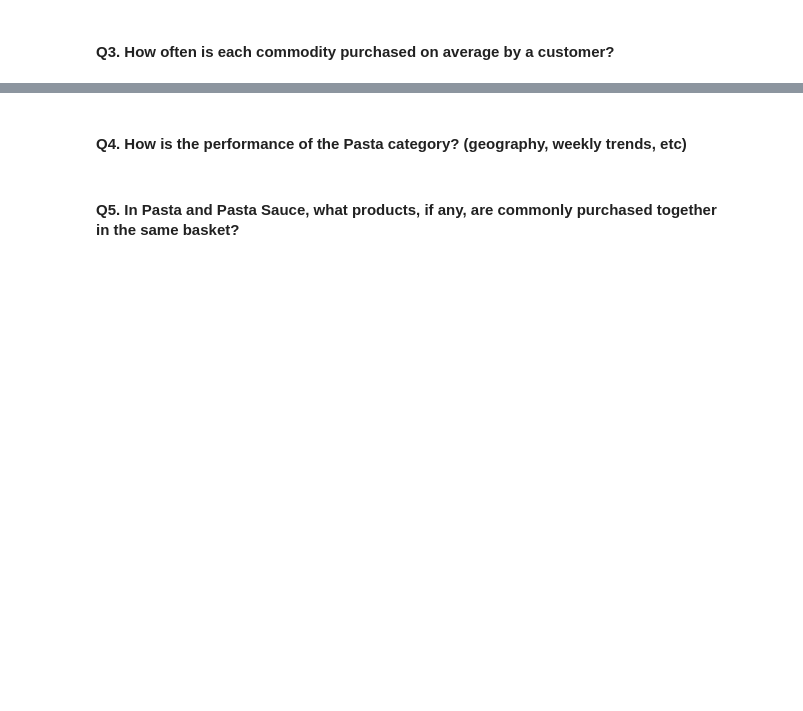
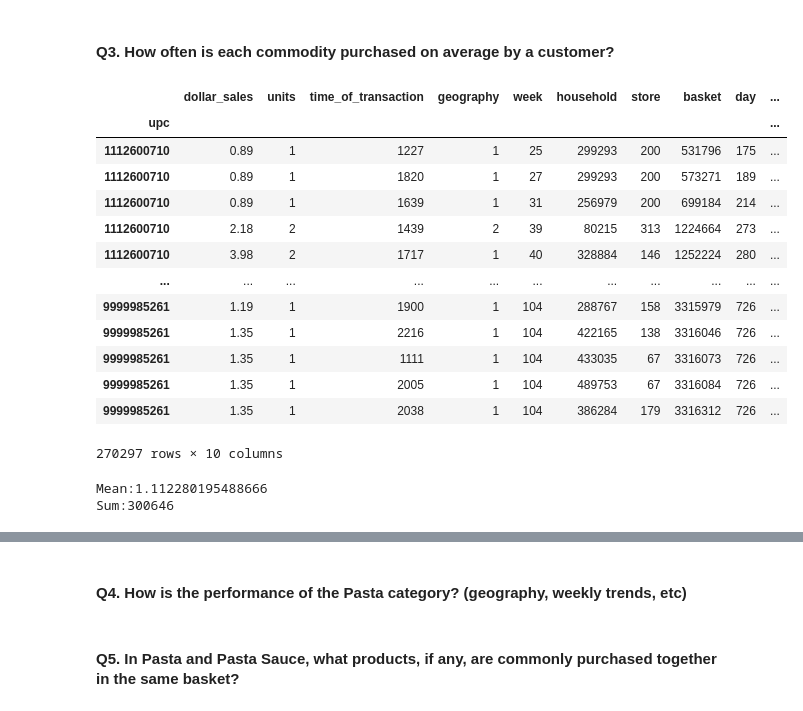
Before and after one commit to christianeckert03/carbo_loading_test, a Jupyter notebook: Live Coding Test (Carbo Loading).ipynb, the cells around one changed output, grey strips where cells are left out. Saved outputs shown, nothing was run; the diff lists cells and outputs as text; code cells hidden in the pictures; blank space fills up the shorter version.

```diff
--- a/Live Coding Test (Carbo Loading).ipynb
+++ b/Live Coding Test (Carbo Loading).ipynb
@@ -157,2 +277,39 @@ brands = product2.value_counts('brand').index.tolist
 # %% [markdown]
 #### Q3. How often is each commodity purchased on average by a customer?
+# %%
+# We're gonna make these next couple questions easier by creating four UPC lists, one for each commodity.
+product2 = product.copy()
+pasta_upc = product2.set_index('commodity').loc['pasta'].upc.unique().tolist()
+psauce_upc = product2.set_index('commodity').loc['pasta sauce'].upc.unique().tolist()
+syrup_upc = product2.set_index('commodity').loc['syrups'].upc.unique().tolist()
+pancake_upc = product2.set_index('commodity').loc['pancake mixes'].upc.unique().tolist()
+# %%
+# There aren't too many different upcs of pancake mixes, so we can brainstorm ideas with this list.
+# Focusing on households is a good starting point. We want to only pull the customers that are actually
+# purchasing the commodity for this.
+
+transactions.set_index('upc').loc[pancake_upc]
+# %% [output]
+|  | dollar_sales | units | time_of_transaction | geography | week | household | store | basket | day | ... |
+| upc |  |  |  |  |  |  |  |  |  | ... |
+| 1112600710 | 0.89 | 1 | 1227 | 1 | 25 | 299293 | 200 | 531796 | 175 | ... |
+| 1112600710 | 0.89 | 1 | 1820 | 1 | 27 | 299293 | 200 | 573271 | 189 | ... |
+| 1112600710 | 0.89 | 1 | 1639 | 1 | 31 | 256979 | 200 | 699184 | 214 | ... |
+| 1112600710 | 2.18 | 2 | 1439 | 2 | 39 | 80215 | 313 | 1224664 | 273 | ... |
+| 1112600710 | 3.98 | 2 | 1717 | 1 | 40 | 328884 | 146 | 1252224 | 280 | ... |
+| ... | ... | ... | ... | ... | ... | ... | ... | ... | ... | ... |
+| 9999985261 | 1.19 | 1 | 1900 | 1 | 104 | 288767 | 158 | 3315979 | 726 | ... |
+| 9999985261 | 1.35 | 1 | 2216 | 1 | 104 | 422165 | 138 | 3316046 | 726 | ... |
+| 9999985261 | 1.35 | 1 | 1111 | 1 | 104 | 433035 | 67 | 3316073 | 726 | ... |
+| 9999985261 | 1.35 | 1 | 2005 | 1 | 104 | 489753 | 67 | 3316084 | 726 | ... |
+| 9999985261 | 1.35 | 1 | 2038 | 1 | 104 | 386284 | 179 | 3316312 | 726 | ... |
+270297 rows × 10 columns
+# %%
+# For this subset, we want to look at a couple things. First, how many units at a time are customers
+# purchasing? Second, how many units have been sold over this two year period? mean() and sum() are
+# good pointers for this.
+print('Mean:' + str(transactions.set_index('upc').loc[pancake_upc].units.mean()))
+print('Sum:' + str(transactions.set_index('upc').loc[pancake_upc].units.sum()))
+# %% [output]
+Mean:1.112280195488666
+Sum:300646
```
Also changed, not shown: parts of 21 cells of this notebook.
